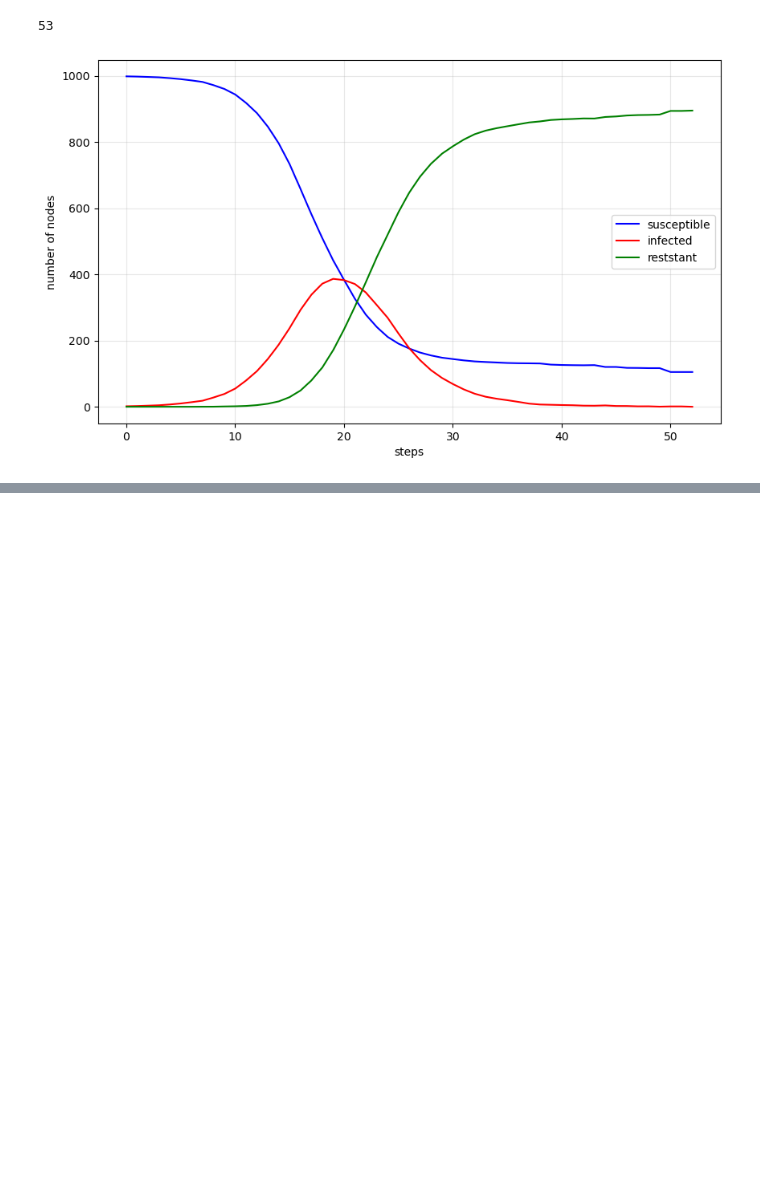
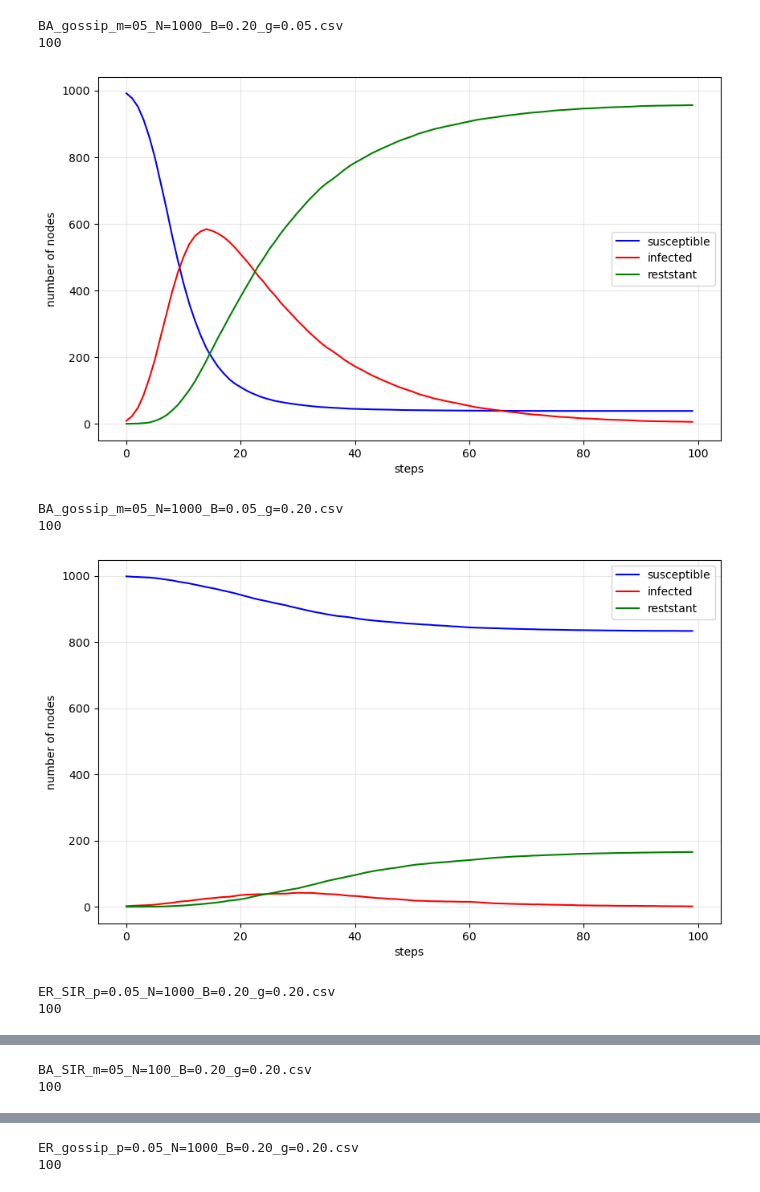
Before and after one commit to alicja-pp/agent_based_models, a Jupyter notebook: average.ipynb, the cells around one changed output, grey strips where cells are left out. Saved outputs shown, nothing was run; the diff lists cells and outputs as text; code cells hidden in the pictures; blank space fills up the shorter version.

Commit message:
simplify file naming, average all results

```diff
--- a/average.ipynb
+++ b/average.ipynb
@@ -5,15 +5,0 @@ import numpy as np
-# %%
-er_gossip = pd.read_csv("data/ER-p=0.050000_gossip-N=1000-beta=0.200000-gamma=0.200000.csv")
-er_gossip.columns = ['step', 'sus', 'inf', 'res']
-
-group = er_gossip.groupby('step')
-
-sus_mean = group.agg({'sus': ['mean']})
-inf_mean = group.agg({'inf': ['mean']})
-res_mean = group.agg({'res': ['mean']})
-
-check = group.get_group(12)
-print(check)
-
-number_of_sim_with_that_step = group.size()
-print(number_of_sim_with_that_step)
@@ -38,20 +6,45 @@ dtype: int64
-# %%
-max_step = pd.Series(ba_gossip_1.max()).values[0]+1
-print(max_step)
-steps = np.array(range(0, max_step))
-# %% [output]
-53
 # %%
-fig, (ax) = plt.subplots(nrows=1, figsize=(10,6), dpi=100)
-ax.plot(steps, sus_mean, color='blue', label='susceptible')
-ax.plot(steps, inf_mean, color='red', label='infected')
-ax.plot(steps, res_mean, color='green', label='reststant')
-ax.legend()
+for filename in os.listdir("data"):
+    if not filename.startswith('.'):
+        print(filename)
 
-ax.grid(alpha=0.3)
-ax.set_xlabel('steps')
-ax.set_ylabel('number of nodes')
-#plt.savefig('er_gossip_1.png', transparent=True, bbox_inches='tight')
-plt.show()
+        results = pd.read_csv(os.path.join("data", filename))
+
+        if_si = "SI_" in filename
+        if_sir = "SIR" in filename
+        if_gossip = "gossip" in filename
+        if not if_si and not if_sir and not if_gossip: continue
+        if if_si: results.columns = ['step', 'sus', 'inf']
+        elif if_sir or if_gossip: results.columns = ['step', 'sus', 'inf', 'res']
+
+        group = results.groupby('step')
+        sus_mean = group.agg({'sus': ['mean']})
+        inf_mean = group.agg({'inf': ['mean']})
+        if if_sir or if_gossip: res_mean = group.agg({'res': ['mean']})
+
+        max_step = pd.Series(results.max()).values[0]+1
+        print(max_step)
+        steps = np.array(range(0, max_step))
+
+        fig, (ax) = plt.subplots(nrows=1, figsize=(10,6), dpi=100)
+        ax.plot(steps, sus_mean, color='blue', label='susceptible')
+        ax.plot(steps, inf_mean, color='red', label='infected')
+        if if_sir or if_gossip: ax.plot(steps, res_mean, color='green', label='reststant')
+        ax.legend()
+
+        ax.grid(alpha=0.3)
+        ax.set_xlabel('steps')
+        ax.set_ylabel('number of nodes')
+
+        image_file = ('images/')+filename.removesuffix('csv') + ('png')
+        plt.savefig(image_file, transparent=True, bbox_inches='tight')
+        plt.show()
 # %% [output]
+BA_gossip_m=05_N=1000_B=0.20_g=0.05.csv
+100
-[figure, old version]
+[figure, new version]
+BA_gossip_m=05_N=1000_B=0.05_g=0.20.csv
+100
+[figure, added]
+ER_SIR_p=0.05_N=1000_B=0.20_g=0.20.csv
+100
@@ -57,0 +52,2 @@ plt.show()
+BA_SIR_m=05_N=100_B=0.20_g=0.20.csv
+100
@@ -57,0 +55,2 @@ plt.show()
+ER_gossip_p=0.05_N=1000_B=0.20_g=0.20.csv
+100
```
Also changed, not shown: parts of 3 cells of this notebook, 20 other files.
